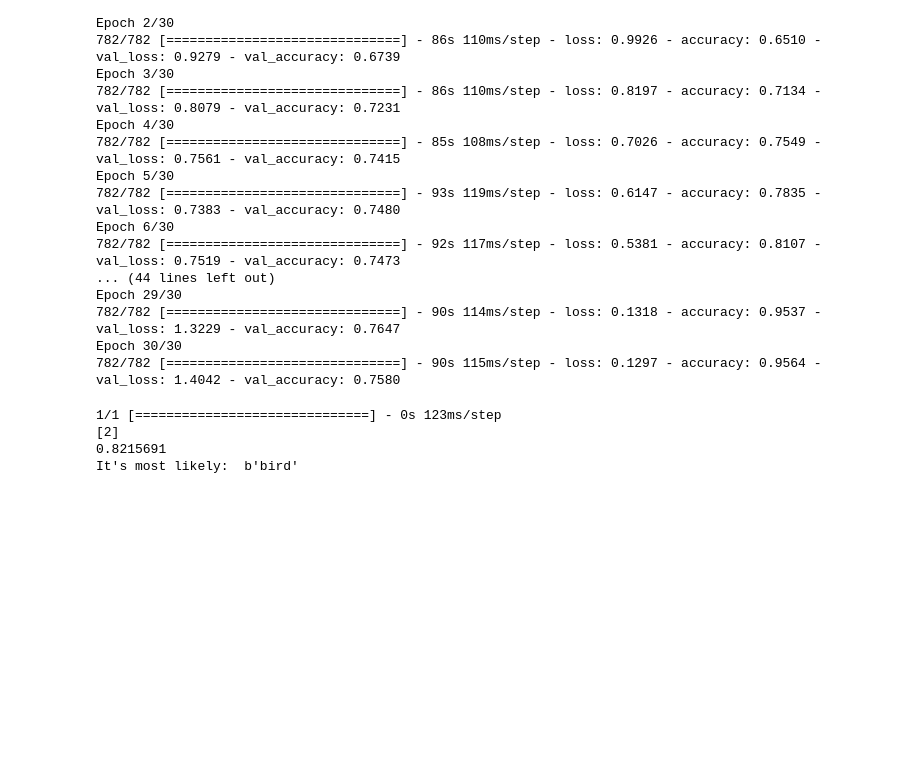
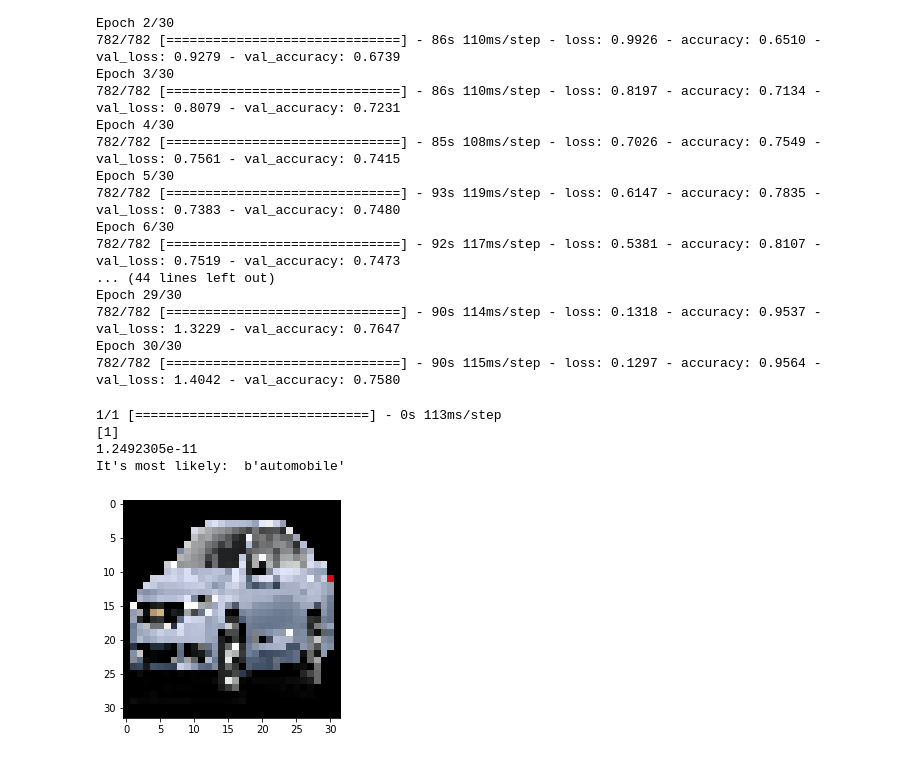
Before and after one commit to bcho892/MSADataScienceP3, a Jupyter notebook: make-model.ipynb, the cells around one changed output. Cells and saved outputs as stored; diff of their text form; code cells hidden in the pictures; blank space fills up the shorter version.

```diff
--- a/make-model.ipynb
+++ b/make-model.ipynb
@@ -13,12 +13,12 @@ def unpickle(file):
         dict = pickle.load(fo, encoding='bytes')
     return dict
 # %%
-data_batch_1 = unpickle("data_batch_1")
+data_batch_1 = unpickle("data/data_batch_1")
 data_batch_1.keys()
 # %% [output]
 dict_keys([b'batch_label', b'labels', b'data', b'filenames'])
 # %%
-labelNames = unpickle("batches.meta")
+labelNames = unpickle("data/batches.meta")
 labelNames.keys()
 # %% [output]
 dict_keys([b'num_cases_per_batch', b'label_names', b'num_vis'])
@@ -99,8 +99,8 @@ I'd like to use label 2, which appears to be birds
 # %% [markdown]
 Now lets unpickle the rest of the files and then see how we can use it to fit a model
 # %%
-testingData = unpickle("test_batch")
-data_batch_2 = unpickle("data_batch_2")
-data_batch_3 = unpickle("data_batch_3")
-data_batch_4 = unpickle("data_batch_4")
-data_batch_5 = unpickle("data_batch_5")
+testingData = unpickle("data/test_batch")
+data_batch_2 = unpickle("data/data_batch_2")
+data_batch_3 = unpickle("data/data_batch_3")
+data_batch_4 = unpickle("data/data_batch_4")
+data_batch_5 = unpickle("data/data_batch_5")
@@ -346,28 +332,29 @@ Epoch 30/30
 # %%
 from tensorflow.keras.preprocessing.image import load_img
 from tensorflow.keras.preprocessing.image import img_to_array
 from tensorflow.keras.models import load_model
 
 def loadImage(filename):
 	img = load_img(filename, target_size=(32, 32))
 	img = img_to_array(img)
-	img = img.reshape(1, 32, 32, 3)
-	img = img
+	img = img.reshape(1, 32, 32, 3).astype(int)
+	plt.imshow(img[0])
 	return img
 
-def predictForImage(label):
-	img = loadImage('bird.png')
+def predictForImage(label, filename):
+	img = loadImage(filename)
 	# load model
 	model = load_model('final_model.h5')
 	result = model.predict(img)
 	mostProbIndex = np.argmax(result, axis=-1)
 	print(mostProbIndex)
 	print(result[0][chosenLabel])
 	print("It's most likely: ", labelNames[b'label_names'][mostProbIndex[0]])
 
-predictForImage(1)
+predictForImage(1, 'data/dog.png')
 # %% [output]
-1/1 [==============================] - 0s 123ms/step
-[2]
-0.8215691
-It's most likely:  b'bird'
+1/1 [==============================] - 0s 113ms/step
+[1]
+1.2492305e-11
+It's most likely:  b'automobile'
+[figure, added]
```
Also changed, not shown: parts of 8 cells of this notebook, 25 other files.
